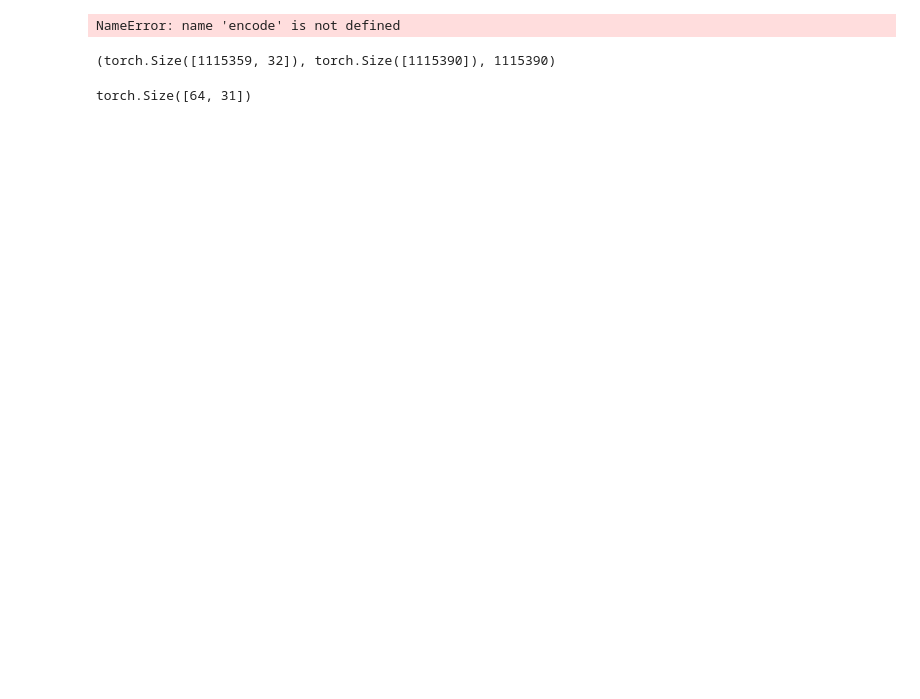
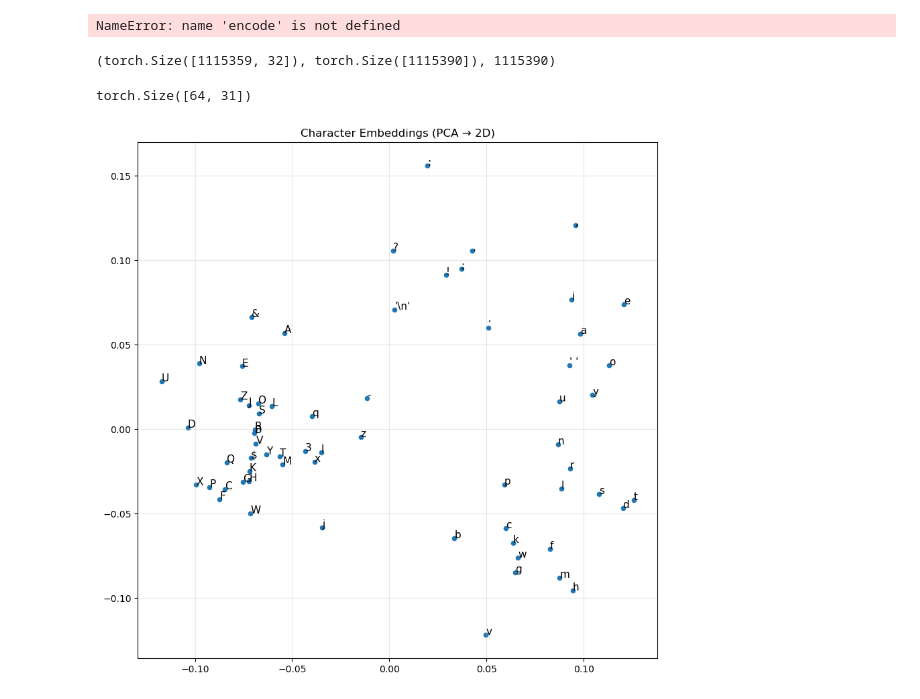
Before and after one commit to uncoded0123/minimal_transformer, a Jupyter notebook: minimal_transformer.ipynb, the cells around one changed output. Cells and saved outputs as stored; diff of their text form; code cells hidden in the pictures; blank space fills up the shorter version.

Commit message:
created cell to graph chars in 2D

```diff
--- a/minimal_transformer.ipynb
+++ b/minimal_transformer.ipynb
@@ -264,3 +247,22 @@ all_seqs.shape, tokens.shape, len(text)
 x.shape
 # %% [output]
 torch.Size([64, 31])
+# %%
+import matplotlib.pyplot as plt
+
+# PCA: project 128-dim embeddings → 2D
+E = emb.detach().float().cpu() # (vocab_size, 128)
+E = E - E.mean(dim=0) # center
+U, S, V = torch.svd(E) # SVD on centered data = PCA
+coords = E @ V[:, :2] # project onto top 2 principal components, shape (vocab_size, 2)
+
+plt.figure(figsize=(10, 10))
+plt.scatter(coords[:, 0].numpy(), coords[:, 1].numpy(), s=20)
+for i, c in itos.items():
+    label = repr(c) if c in (' ', '\n', '\t') else c
+    plt.annotate(label, (coords[i, 0].item(), coords[i, 1].item()), fontsize=11)
+plt.title("Character Embeddings (PCA → 2D)")
+plt.grid(True, alpha=0.3)
+plt.show()
+# %% [output]
+[figure, added]
```
Also changed, not shown: parts of 1 cell of this notebook.
